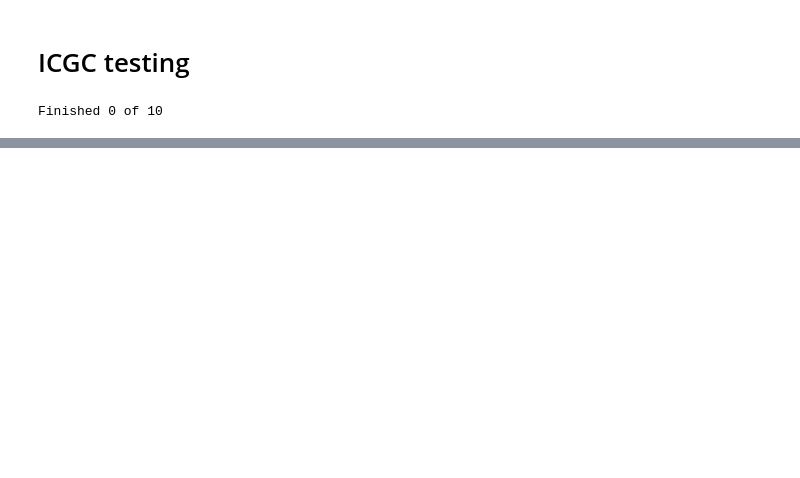
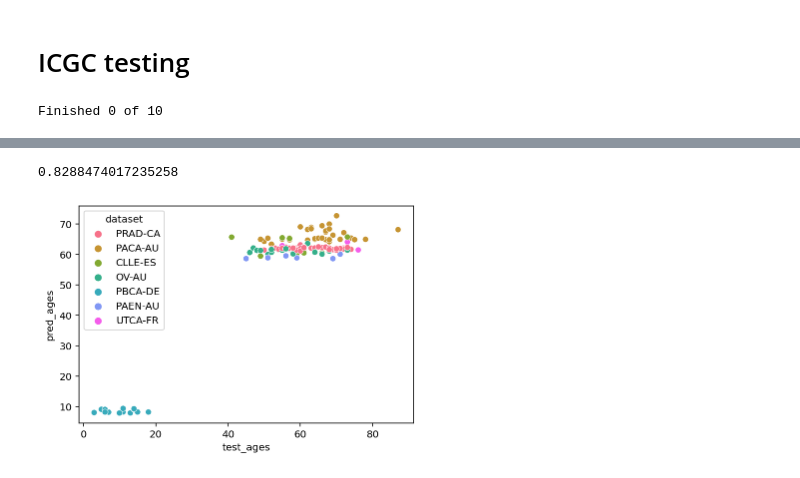
Before and after one commit to zanekoch/methylation_and_mutation, a Jupyter notebook: mut_clock_dev_020423.ipynb, the cells around one changed output, grey strips where cells are left out. Drawn from its saved outputs; the diff is of its cells as text; code cells hidden in the pictures; blank space fills up the shorter version.

```diff
--- a/mut_clock_dev_020423.ipynb
+++ b/mut_clock_dev_020423.ipynb
@@ -78,11 +78,11 @@ skcm_testing_samples = list(set(all_methyl_age_df_t[all_methyl_age_df_t['dataset
 icgc_mut_df = pd.read_parquet("/cellar/users/zkoch/methylation_and_mutation/data/icgc/for_matrixQTL/icgc_mut_df.parquet")
 icgc_meta_df = pd.read_parquet("/cellar/users/zkoch/methylation_and_mutation/data/icgc/for_matrixQTL/icgc_meta_df.parquet")
 illumina_cpg_locs_df = get_data.get_illum_locs(os.path.join(dependency_f_dir, "illumina_cpg_450k_locations.csv"))
-"""icgc_methyl_dd = dd.read_parquet('/cellar/users/zkoch/methylation_and_mutation/data/icgc/methyl_dir')
+icgc_methyl_dd = dd.read_parquet('/cellar/users/zkoch/methylation_and_mutation/data/icgc/methyl_dir')
 icgc_methyl_df = icgc_methyl_dd.compute()
 icgc_methyl_df_t = icgc_methyl_df.T
 shared_samples = set(icgc_methyl_df_t.index) & set(icgc_mut_df['sample'].unique()) & set(icgc_meta_df['sample'].unique())
 icgc_methyl_df_t = icgc_methyl_df_t.loc[shared_samples]
 icgc_methyl_df_t.dropna(how = 'any', axis=1, inplace=True)
 icgc_mi_df = pd.read_parquet('/cellar/users/zkoch/methylation_and_mutation/output_dirs/011723_output/icgc_mi.parquet')
-icgc_mi_df.sort_values(by='mutual_info', ascending=False, inplace=True)"""
+icgc_mi_df.sort_values(by='mutual_info', ascending=False, inplace=True)
@@ -240,0 +208,20 @@ icgc_methyl_pred.pred_df
+# %%
+train_df = icgc_methyl_age_df_t.loc[icgc_methyl_pred.train_samples, icgc_methyl_pred.mut_feat_store['cpg_ids']]
+train_ages = icgc_methyl_age_df_t.loc[icgc_methyl_pred.train_samples, 'age_at_index'].dropna()
+train_df = train_df.loc[train_ages.index, :]
+
+test_df = icgc_methyl_pred.pred_df
+test_ages = icgc_methyl_age_df_t.loc[icgc_methyl_pred.test_samples, 'age_at_index']
+# %%
+model = ElasticNetCV(cv=5, random_state=0, max_iter=10000, n_jobs=-1, verbose=1)
+# train the model on the training set
+model.fit(train_df, train_ages)
+# predict the ages on the test set
+pred_ages = model.predict(test_df)
+# %%
+to_plot = pd.DataFrame({'pred_ages':pred_ages, 'test_ages':test_ages, 'dataset': icgc_methyl_age_df_t.loc[icgc_methyl_pred.test_samples, 'dataset'].to_list()})
+sns.scatterplot(data=to_plot, x='test_ages', y='pred_ages', hue='dataset')
+print(np.corrcoef(test_ages, pred_ages)[0][1]**2
+# %% [output]
+0.8288474017235258
+[figure, added]
```
Also changed, not shown: parts of 8 cells of this notebook, 2 other files.
